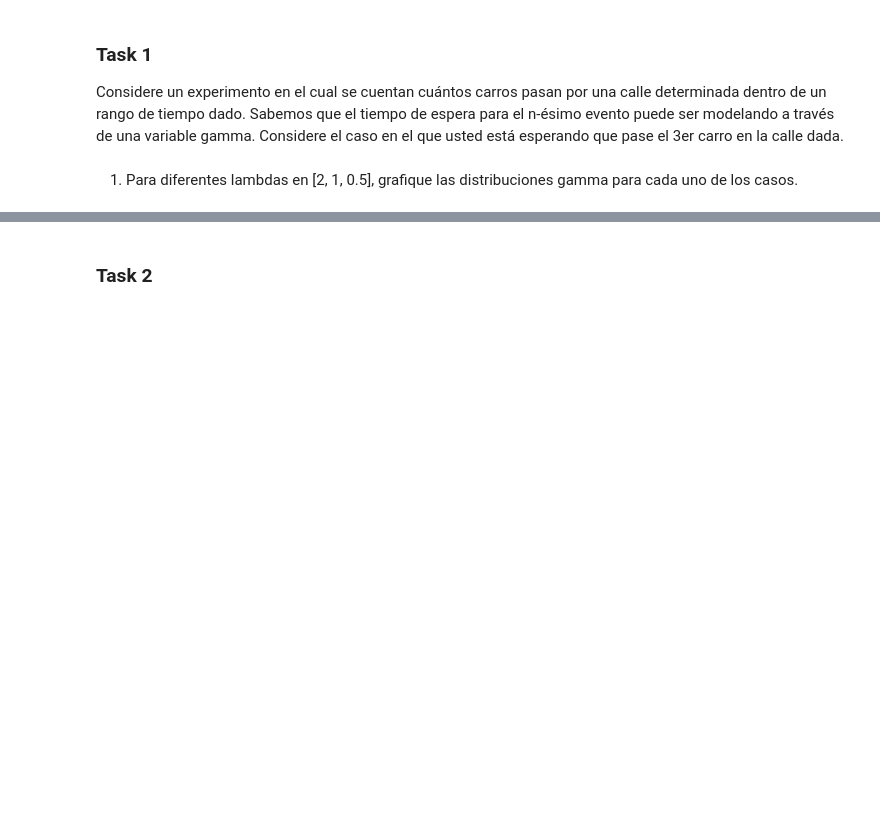
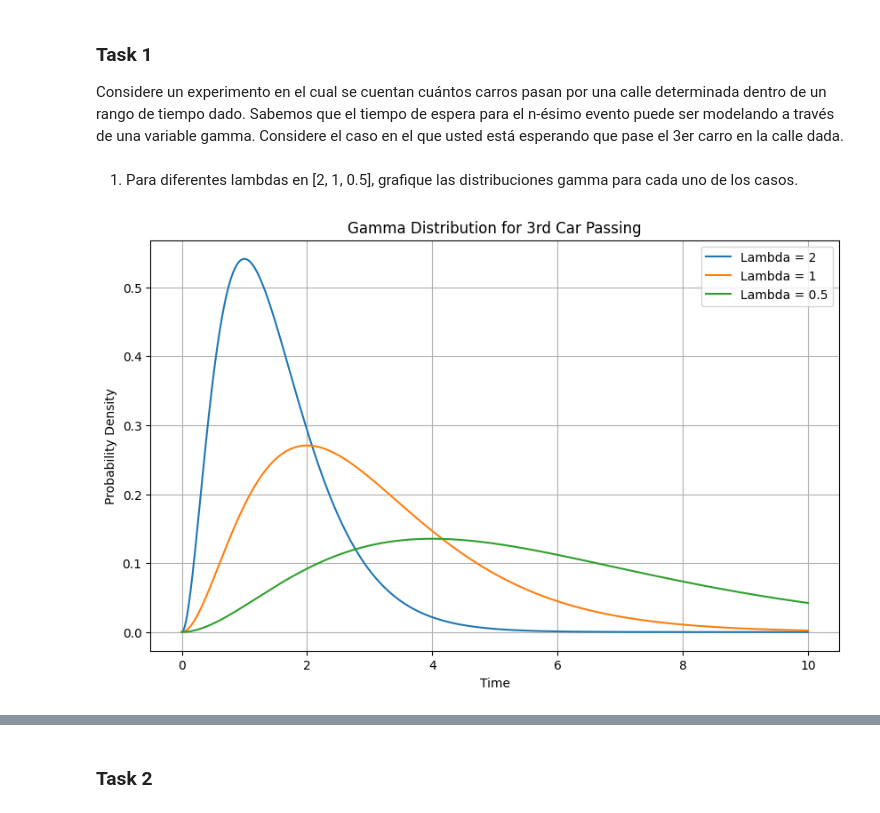
Before and after one commit to bl33h/discreteRandomVariateGeneration, a Jupyter notebook: src/lab4.ipynb, the cells around one changed output, grey strips where cells are left out. Saved outputs shown, nothing was run; the diff lists cells and outputs as text; code cells hidden in the pictures; blank space fills up the shorter version.

```diff
--- a/src/lab4.ipynb
+++ b/src/lab4.ipynb
@@ -13,5 +14,29 @@ import matplotlib.pyplot as plt
 Considere un experimento en el cual se cuentan cuántos carros pasan por una calle determinada dentro de un rango de tiempo dado. Sabemos que el tiempo de espera para el n-ésimo evento puede ser modelando a través de una variable gamma. Considere el caso en el que usted está esperando que pase el 3er carro en la calle dada.
 # %% [markdown]
 1. Para diferentes lambdas en [2, 1, 0.5], grafique las distribuciones gamma para cada uno de los casos.
+# %%
+# parameters
+shapeParameter = 3
+
+# different lambda values
+lambdas = [2, 1, 0.5]
+
+# generate and plot the gamma distribution for each lambda
+x = np.linspace(0, 10, 1000)
+
+plt.figure(figsize=(10, 6))
+for lmbda in lambdas:
+    rateParameter = lmbda
+    y = gamma.pdf(x, a=shapeParameter, scale=1/rateParameter)
+    plt.plot(x, y, label=f'Lambda = {lmbda}')
+
+plt.title('Gamma Distribution for 3rd Car Passing')
+plt.xlabel('Time')
+plt.ylabel('Probability Density')
+plt.legend()
+plt.grid(True)
+plt.show()
+# %% [output]
+[figure, added]
 # %% [markdown]
 2. ¿Qué conclusiones puede obtener de las gráficas obtenidas en términos de los tiempos de espera y el número de ocurrencias del evento? ¿Qué relación existe entre el tiempo de espera y el número de ocurrencias de un evento?
```
Also changed, not shown: parts of 5 cells of this notebook.
